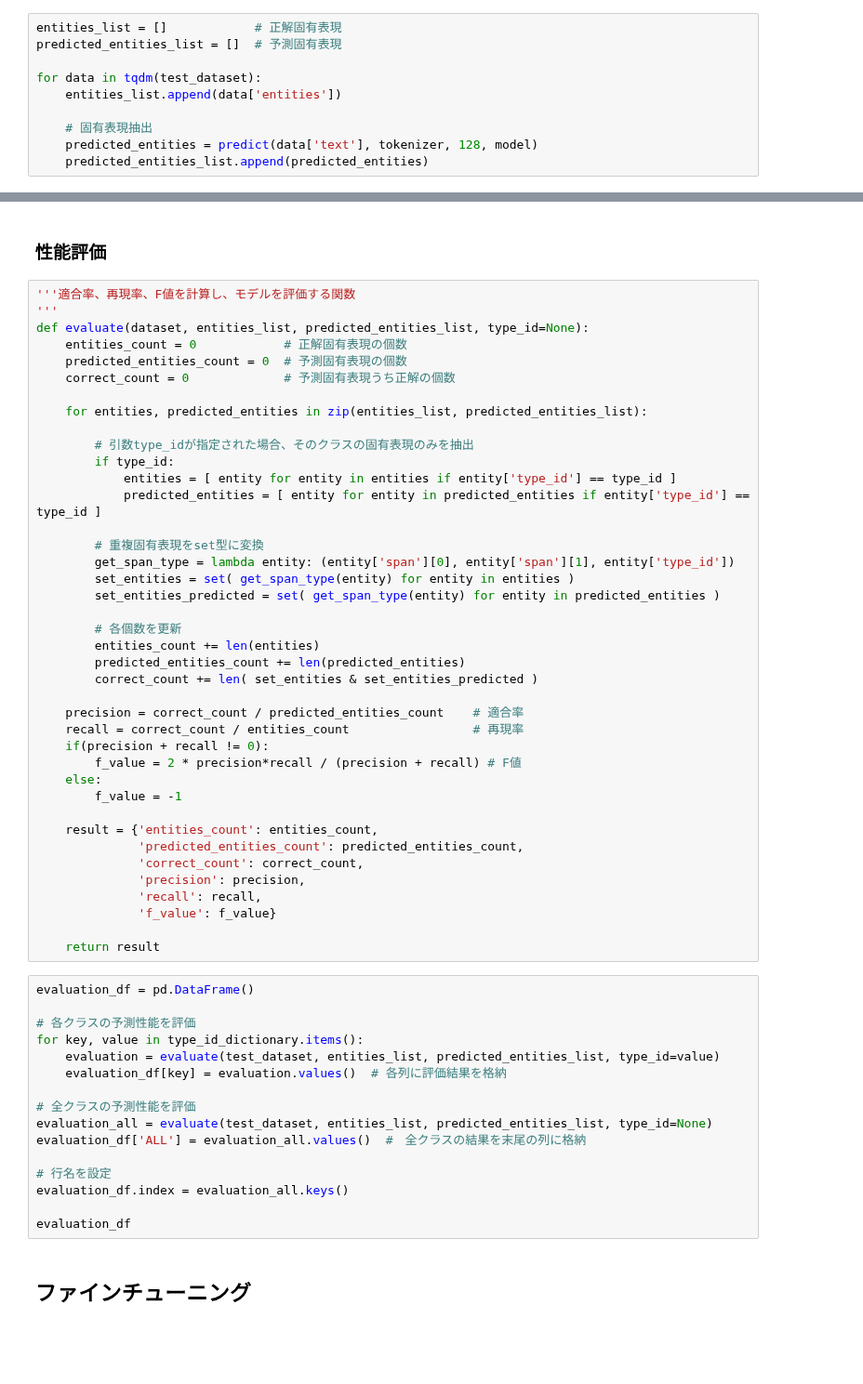
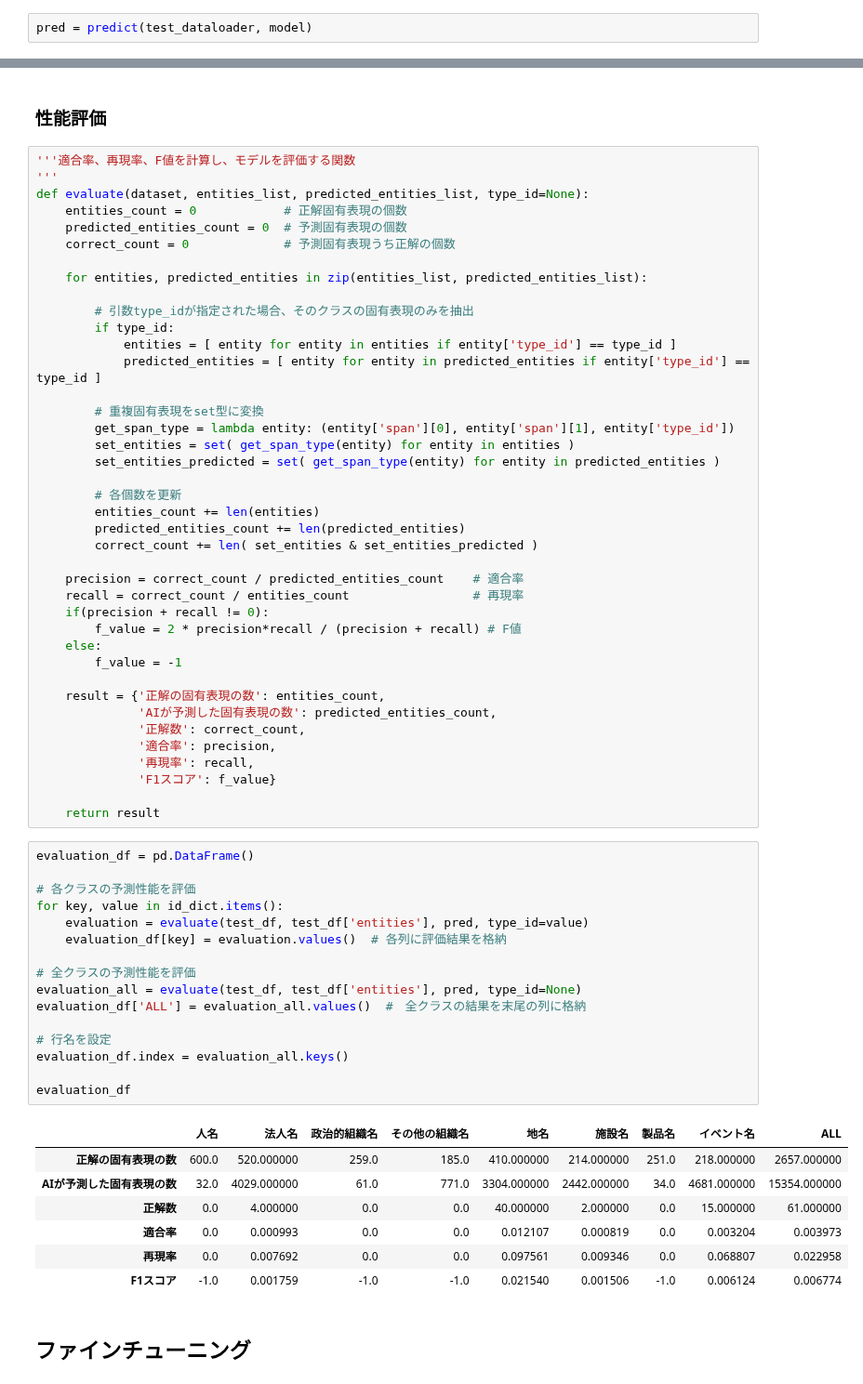
Before and after one commit to lychee1223/NovelAnalysisByNER, a Jupyter notebook: ner.ipynb, the cells around one changed output, grey strips where cells are left out. Shown at 93% size. Cells and saved outputs as stored; diff of their text form; blank space fills up the shorter version.

```diff
--- a/ner.ipynb
+++ b/ner.ipynb
@@ -276,11 +361,3 @@ def predict(text, tokenizer, max_length, model):
-# %%
-entities_list = []            # 正解固有表現
-predicted_entities_list = []  # 予測固有表現
-
-for data in tqdm(test_dataset):
-    entities_list.append(data['entities'])
-
-    # 固有表現抽出
-    predicted_entities = predict(data['text'], tokenizer, 128, model)
-    predicted_entities_list.append(predicted_entities)
+# %%
+pred = predict(test_dataloader, model)
 # %%
@@ -325,30 +425,38 @@ def evaluate(dataset, entities_list, predicted_entities_list, type_id=None):
     else:
         f_value = -1
 
-    result = {'entities_count': entities_count,
-              'predicted_entities_count': predicted_entities_count,
-              'correct_count': correct_count,
-              'precision': precision,
-              'recall': recall,
-              'f_value': f_value}
+    result = {'正解の固有表現の数': entities_count,
+              'AIが予測した固有表現の数': predicted_entities_count,
+              '正解数': correct_count,
+              '適合率': precision,
+              '再現率': recall,
+              'F1スコア': f_value}
 
     return result
 # %%
 evaluation_df = pd.DataFrame()
 
 # 各クラスの予測性能を評価
-for key, value in type_id_dictionary.items():
-    evaluation = evaluate(test_dataset, entities_list, predicted_entities_list, type_id=value)
+for key, value in id_dict.items():
+    evaluation = evaluate(test_df, test_df['entities'], pred, type_id=value)
     evaluation_df[key] = evaluation.values()  # 各列に評価結果を格納
 
 # 全クラスの予測性能を評価
-evaluation_all = evaluate(test_dataset, entities_list, predicted_entities_list, type_id=None)
+evaluation_all = evaluate(test_df, test_df['entities'], pred, type_id=None)
 evaluation_df['ALL'] = evaluation_all.values()  #　全クラスの結果を末尾の列に格納
 
 # 行名を設定
 evaluation_df.index = evaluation_all.keys()
 
 evaluation_df
+# %% [output]
+|  | 人名 | 法人名 | 政治的組織名 | その他の組織名 | 地名 | 施設名 | 製品名 | イベント名 | ALL |
+| 正解の固有表現の数 | 600.0 | 520.000000 | 259.0 | 185.0 | 410.000000 | 214.000000 | 251.0 | 218.000000 | 2657.000000 |
+| AIが予測した固有表現の数 | 32.0 | 4029.000000 | 61.0 | 771.0 | 3304.000000 | 2442.000000 | 34.0 | 4681.000000 | 15354.000000 |
+| 正解数 | 0.0 | 4.000000 | 0.0 | 0.0 | 40.000000 | 2.000000 | 0.0 | 15.000000 | 61.000000 |
+| 適合率 | 0.0 | 0.000993 | 0.0 | 0.0 | 0.012107 | 0.000819 | 0.0 | 0.003204 | 0.003973 |
+| 再現率 | 0.0 | 0.007692 | 0.0 | 0.0 | 0.097561 | 0.009346 | 0.0 | 0.068807 | 0.022958 |
+| F1スコア | -1.0 | 0.001759 | -1.0 | -1.0 | 0.021540 | 0.001506 | -1.0 | 0.006124 | 0.006774 |
 # %% [markdown]
 ## ファインチューニング
 # %% [markdown]
```
Also changed, not shown: parts of 41 cells of this notebook.
